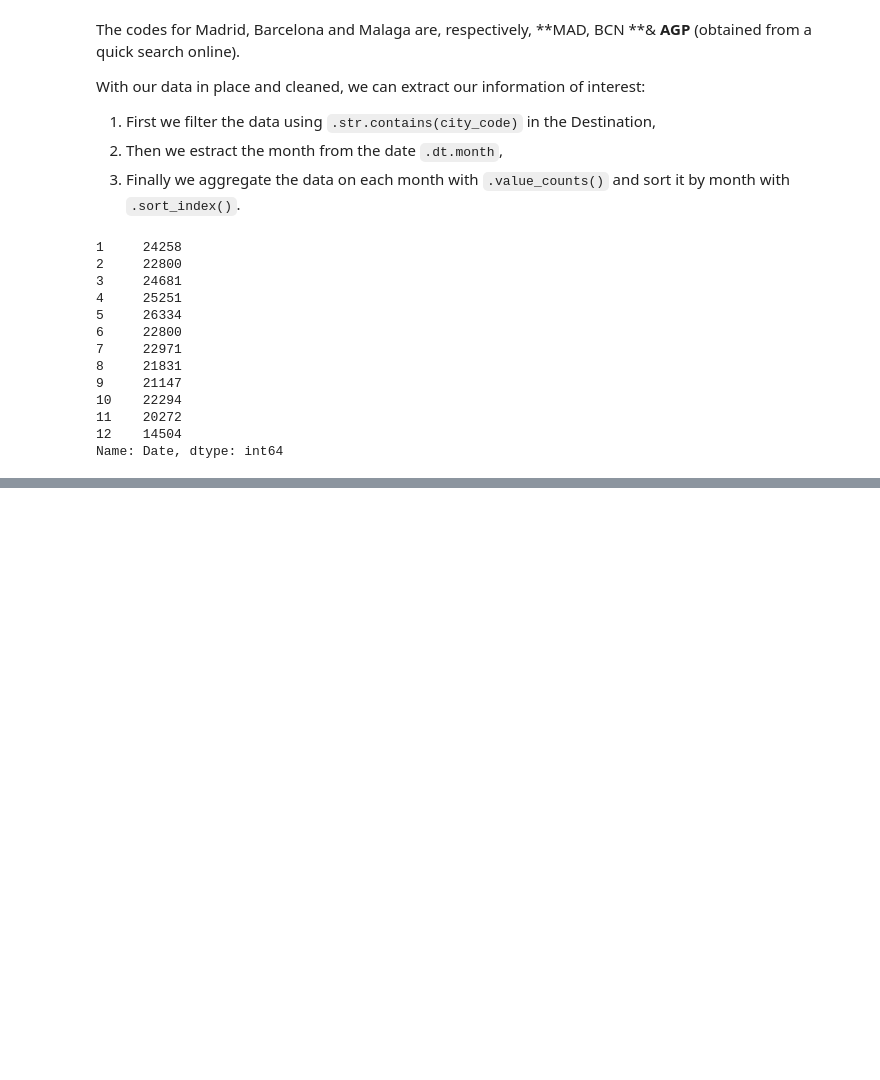
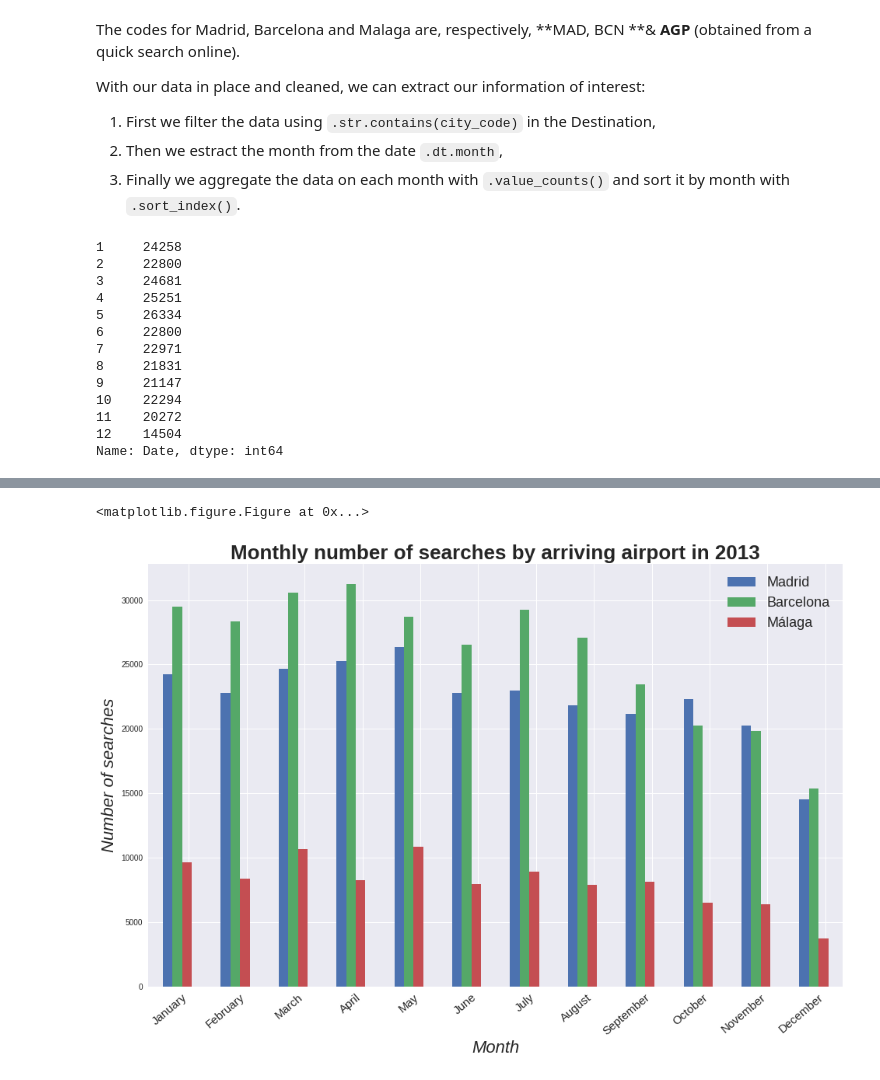
Before and after one commit to ibarrond/Amadeus, a Jupyter notebook: AmadeusChallenge.ipynb, the cells around one changed output, grey strips where cells are left out. Cells and saved outputs as stored; diff of their text form; code cells hidden in the pictures; blank space fills up the shorter version.

Commit message:
Solved third exercise - beautiful plot

```diff
--- a/AmadeusChallenge.ipynb
+++ b/AmadeusChallenge.ipynb
@@ -289,0 +288,14 @@ from matplotlib import pyplot as plt
+# %%
+# Labels: months
+import calendar
+labels = list(calendar.month_name[1:])
+
+# Combining all dataframes into one
+monthly_searches = pd.DataFrame([monthly_searches_mad,
+                                 monthly_searches_bcn,
+                                 monthly_searches_agp],
+                                index = ['Madrid','Barcelona', 'Málaga']
+                               )
+monthly_searches = monthly_searches.T
+monthly_searches.index = labels
+monthly_searches
@@ -289,0 +316,19 @@ from matplotlib import pyplot as plt
+# %%
+import matplotlib.pyplot as plt
+import seaborn as sns
+
+sns.set_style("darkgrid")
+
+plt.tight_layout()
+monthly_searches.plot(kind='bar', figsize=[16, 10])
+plt.legend(loc='best', prop={'size':18})
+plt.xlabel("Month", fontsize=22, fontstyle='oblique')
+plt.ylabel("Number of searches", fontsize=22, fontstyle='oblique')
+plt.xticks(np.arange(12)+0.2, monthly_searches.index, rotation=40, fontsize=15, ha='right')
+
+plt.title('Monthly number of searches by arriving airport in 2013', fontsize=26, fontweight='bold')
+
+plt.show()
+# %% [output]
+<matplotlib.figure.Figure at 0x...>
+[figure, added]
```
Also changed, not shown: parts of 3 cells of this notebook.
